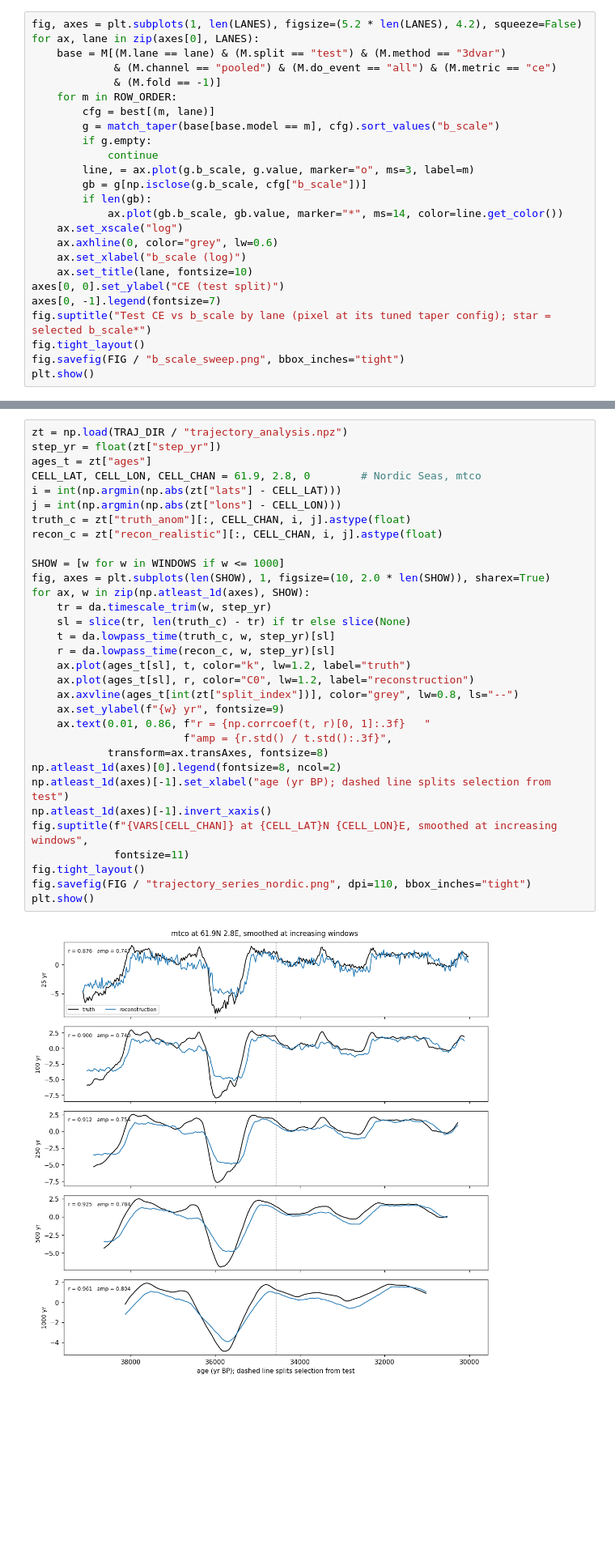
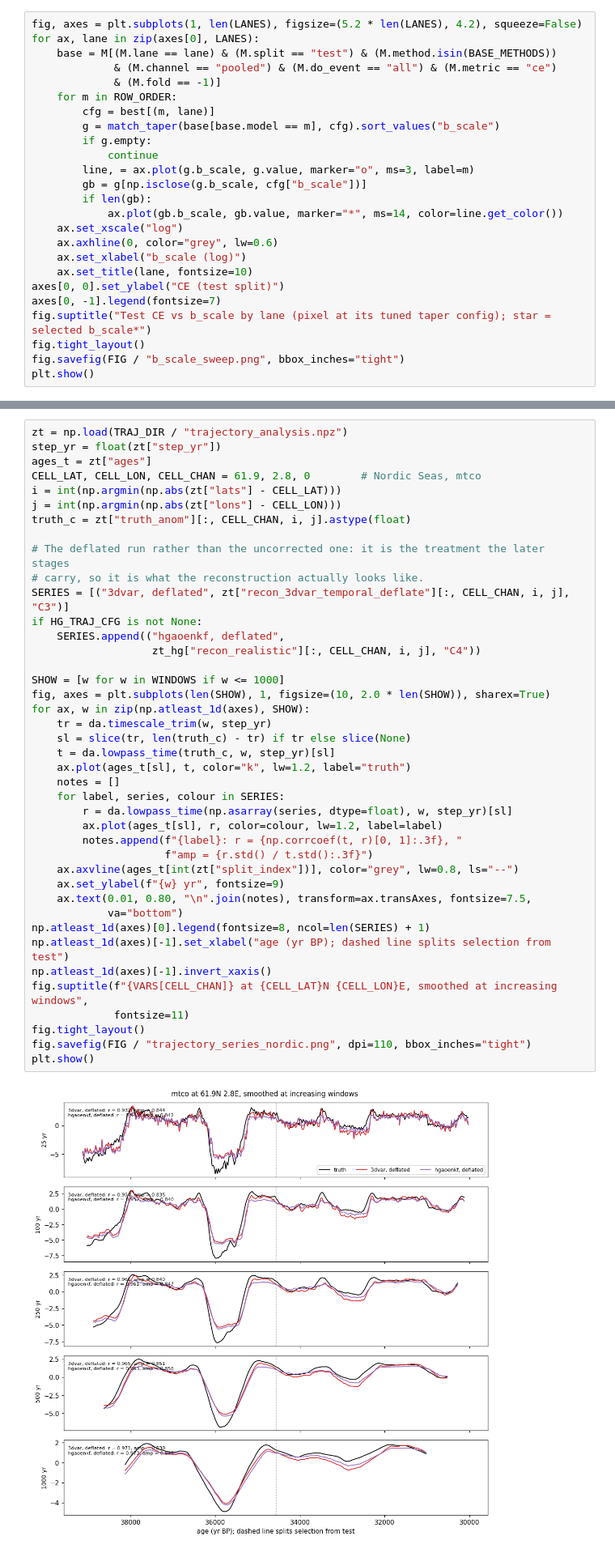
Before and after one commit to evgeni-g-georgiev/sparse_paleoclimate_field_reconstruction, a Jupyter notebook: notebooks/09_da_comparison.ipynb, the cells around one changed output, grey strips where cells are left out. Shown at 81% size. Cells and saved outputs as stored; diff of their text form; blank space fills up the shorter version.

```diff
--- a/notebooks/09_da_comparison.ipynb
+++ b/notebooks/09_da_comparison.ipynb
@@ -223,7 +265,7 @@ a rising or peaked curve means the operating point matters.
 # %%
 fig, axes = plt.subplots(1, len(LANES), figsize=(5.2 * len(LANES), 4.2), squeeze=False)
 for ax, lane in zip(axes[0], LANES):
-    base = M[(M.lane == lane) & (M.split == "test") & (M.method == "3dvar")
+    base = M[(M.lane == lane) & (M.split == "test") & (M.method.isin(BASE_METHODS))
              & (M.channel == "pooled") & (M.do_event == "all") & (M.metric == "ce")
              & (M.fold == -1)]
     for m in ROW_ORDER:
@@ -483,34 +579,43 @@ windows, which is exactly what the low-pass row scores.
 # %%
 zt = np.load(TRAJ_DIR / "trajectory_analysis.npz")
 step_yr = float(zt["step_yr"])
 ages_t = zt["ages"]
 CELL_LAT, CELL_LON, CELL_CHAN = 61.9, 2.8, 0        # Nordic Seas, mtco
 i = int(np.argmin(np.abs(zt["lats"] - CELL_LAT)))
 j = int(np.argmin(np.abs(zt["lons"] - CELL_LON)))
 truth_c = zt["truth_anom"][:, CELL_CHAN, i, j].astype(float)
-recon_c = zt["recon_realistic"][:, CELL_CHAN, i, j].astype(float)
+
+# The deflated run rather than the uncorrected one: it is the treatment the later stages
+# carry, so it is what the reconstruction actually looks like.
+SERIES = [("3dvar, deflated", zt["recon_3dvar_temporal_deflate"][:, CELL_CHAN, i, j], "C3")]
+if HG_TRAJ_CFG is not None:
+    SERIES.append(("hgaoenkf, deflated",
+                   zt_hg["recon_realistic"][:, CELL_CHAN, i, j], "C4"))
 
 SHOW = [w for w in WINDOWS if w <= 1000]
 fig, axes = plt.subplots(len(SHOW), 1, figsize=(10, 2.0 * len(SHOW)), sharex=True)
 for ax, w in zip(np.atleast_1d(axes), SHOW):
     tr = da.timescale_trim(w, step_yr)
     sl = slice(tr, len(truth_c) - tr) if tr else slice(None)
     t = da.lowpass_time(truth_c, w, step_yr)[sl]
-    r = da.lowpass_time(recon_c, w, step_yr)[sl]
     ax.plot(ages_t[sl], t, color="k", lw=1.2, label="truth")
-    ax.plot(ages_t[sl], r, color="C0", lw=1.2, label="reconstruction")
+    notes = []
+    for label, series, colour in SERIES:
+        r = da.lowpass_time(np.asarray(series, dtype=float), w, step_yr)[sl]
+        ax.plot(ages_t[sl], r, color=colour, lw=1.2, label=label)
+        notes.append(f"{label}: r = {np.corrcoef(t, r)[0, 1]:.3f}, "
+                     f"amp = {r.std() / t.std():.3f}")
     ax.axvline(ages_t[int(zt["split_index"])], color="grey", lw=0.8, ls="--")
     ax.set_ylabel(f"{w} yr", fontsize=9)
-    ax.text(0.01, 0.86, f"r = {np.corrcoef(t, r)[0, 1]:.3f}   "
-                        f"amp = {r.std() / t.std():.3f}",
-            transform=ax.transAxes, fontsize=8)
-np.atleast_1d(axes)[0].legend(fontsize=8, ncol=2)
+    ax.text(0.01, 0.80, "\n".join(notes), transform=ax.transAxes, fontsize=7.5,
+            va="bottom")
+np.atleast_1d(axes)[0].legend(fontsize=8, ncol=len(SERIES) + 1)
 np.atleast_1d(axes)[-1].set_xlabel("age (yr BP); dashed line splits selection from test")
 np.atleast_1d(axes)[-1].invert_xaxis()
 fig.suptitle(f"{VARS[CELL_CHAN]} at {CELL_LAT}N {CELL_LON}E, smoothed at increasing windows",
              fontsize=11)
 fig.tight_layout()
 fig.savefig(FIG / "trajectory_series_nordic.png", dpi=110, bbox_inches="tight")
 plt.show()
 # %% [output]
-[figure, old version]
+[figure, new version]
```
Also changed, not shown: parts of 22 cells of this notebook.
